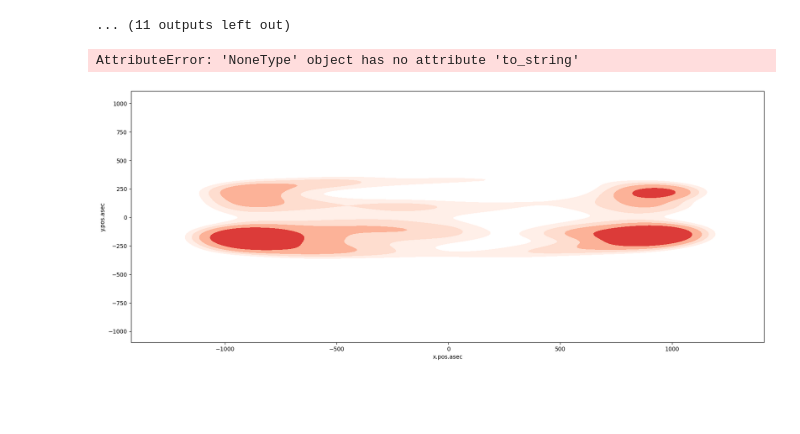
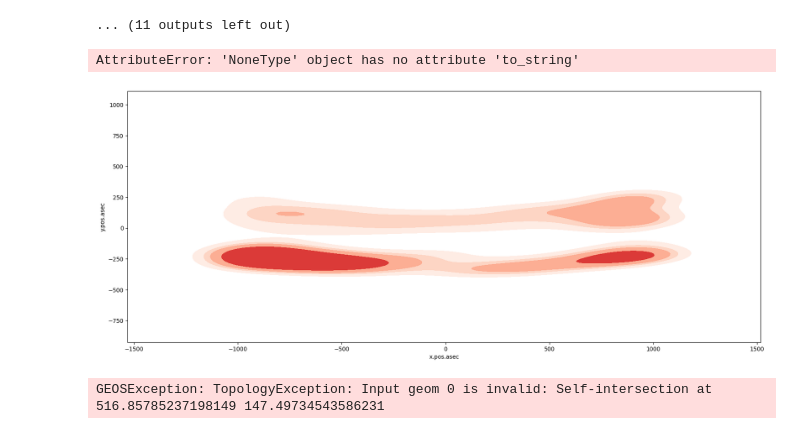
Before and after one commit to MEmshousen02/HeliosProjectDS, a Jupyter notebook: Main.ipynb, the cells around one changed output. Cells and saved outputs as stored; diff of their text form; code cells hidden in the pictures; blank space fills up the shorter version.

```diff
--- a/Main.ipynb
+++ b/Main.ipynb
@@ -122,34 +122,40 @@ print(len(geodataframes))
 3017 rows × 22 columns
 ... (11 outputs left out)
 # %%
+currentbranch = geodataframes[3]
+#gonna modify this a bit to hold current branch
+
 # Create thresholds
 levels = [0.2,0.4,0.6,0.8,1]
 # Create plot
 f, ax = plt.subplots(ncols=1, figsize=(20, 8))
 # Kernel Density Estimation
 kde = sns.kdeplot(
     ax=ax,
-    x=gdf['x.pos.asec'],
-    y= gdf['y.pos.asec'],
+    x=currentbranch['x.pos.asec'],
+    y= currentbranch['y.pos.asec'],
     levels = levels,
     fill=True,
     cmap='Reds',
     alpha=0.9
 )
 # Add a basemap
-ctx.add_basemap(ax=ax,crs = gdf.crs.to_string(), source=ctx.providers.CartoDB.Positron)
+ctx.add_basemap(ax=ax,crs = currentbranch.crs.to_string(), source=ctx.providers.CartoDB.Positron)
 ax.set_axis_off()
 plt.tight_layout()
 plt.show()
 
 
 #NOTICE
 #ignore error here, TA said as long as we have the x,y axis we should be good
 # %% [output]
 AttributeError: 'NoneType' object has no attribute 'to_string'
-[figure, old version]
+[figure, new version]
 # %%
 #method 1 redone
+# currentbranch = geodataframes[3]
+
+
 level_polygons = []
 i = 0
 for col in kde.collections:
@@ -159,8 +165,9 @@ for col in kde.collections:
         # Create a polygon for the countour
         # First polygon is the main countour, the rest are holes
         for ncp,cp in enumerate(contour.to_polygons()):
-            x = gdf['x.pos.asec']
-            y = gdf['y.pos.asec']
+            x = currentbranch['x.pos.asec']
+            y = currentbranch['y.pos.asec']
+            intensity = currentbranch['total.counts']
             new_shape = Polygon([(i[0], i[1]) for i in zip(x,y)])
             if ncp == 0:
                 poly = new_shape
@@ -173,5 +180,7 @@ for col in kde.collections:
     # Create a MultiPolygon for the contour
     multi = MultiPolygon(paths)
     # Append MultiPolygon and level as tuple to list
-    level_polygons.append((levels[i], multi))
+    level_polygons.append((intensity.iloc[i], multi))
     i+=1
+# %% [output]
+GEOSException: TopologyException: Input geom 0 is invalid: Self-intersection at 516.85785237198149 147.49734543586231
```
